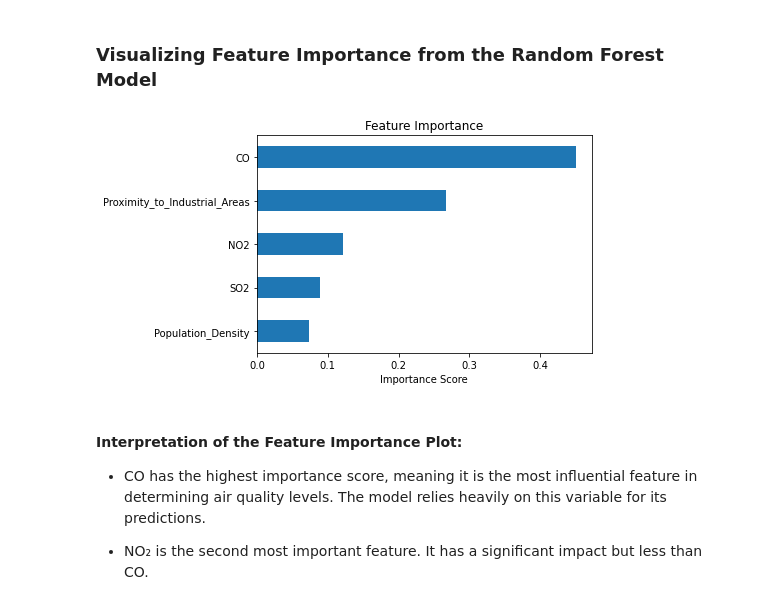
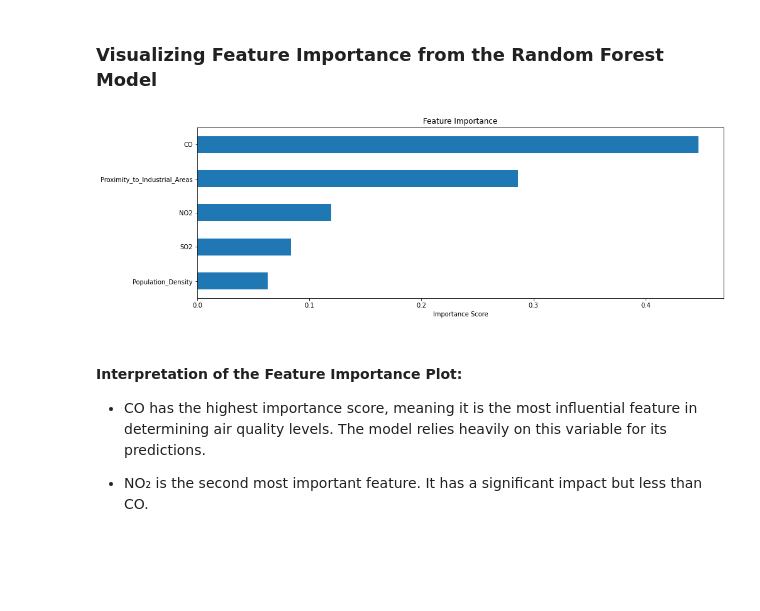
Before and after one commit to EngBrian/Air_Quality_Assessment_Project, a Jupyter notebook: index.ipynb, the cells around one changed output. Cells and saved outputs as stored; diff of their text form; code cells hidden in the pictures; blank space fills up the shorter version.

Commit message:
made some few tweaks on the modelling section

```diff
--- a/index.ipynb
+++ b/index.ipynb
@@ -569,34 +567,39 @@ for model, score in cv_scores.items():
 # %% [markdown]
 ### Plot ROC Curves to compare all the models
 # %%
+
 # Binarize the y_test for ROC curve (assuming 4 classes: 0 to 3)
-y_test_bin = label_binarize(y_test, classes=[0, 1, 2, 3])
+y_test_bin = label_binarize(y_test.values.ravel() if hasattr(y_test, 'values') else y_test.ravel(), classes=[0, 1, 2, 3])
 
-# Define models in a dictionary with names
+# Define models in a dictionary
 models = {
-    'logreg': LogisticRegression(),
-    'dt': DecisionTreeClassifier(),
-    'rf': RandomForestClassifier(),
-    'xgb': XGBClassifier()
+    'Logistic Regression': LogisticRegression(),
+    'Decision Tree': DecisionTreeClassifier(),
+    'Random Forest': RandomForestClassifier(),
+    'XGBoost': XGBClassifier()
 }
-X_test_scaled_ref = X_test_scaled_df[['CO', 'NO2', 'SO2', 'Population_Density','Proximity_to_Industrial_Areas']]
+
+# Select features
+X_test_scaled_ref = X_test_scaled_df[['CO', 'NO2', 'SO2', 'Population_Density', 'Proximity_to_Industrial_Areas']]
+X_train_ref = X_train_resampled_ref
+y_train_ref = y_train_resampled_df.values.ravel() if hasattr(y_train_resampled_df, 'values') else y_train_resampled_df.ravel()
+
 # Plotting ROC curves
 plt.figure(figsize=(15, 8))
 
 for name, model in models.items():
-    model.fit(X_train_resampled_ref, y_train_resampled_df)
+    model.fit(X_train_ref, y_train_ref)
     y_prob = model.predict_proba(X_test_scaled_ref)
 
-    # Flatten for multiclass
+    # Compute ROC curve
     fpr, tpr, _ = roc_curve(y_test_bin.ravel(), y_prob.ravel())
-
 
     plt.plot(fpr, tpr, label=f'{name}')
 
-plt.plot([0, 1], [0, 1])
+plt.plot([0, 1], [0, 1], linestyle='--', color='grey')
 plt.xlabel('False Positive Rate')
 plt.ylabel('True Positive Rate')
-plt.title('ROC Curve for All Models', fontweight = 'bold')
+plt.title('ROC Curve for All Models', fontweight='bold')
 plt.legend()
 plt.grid(True)
 plt.show()
@@ -608,9 +611,12 @@ plt.show()
 # Dictionary to store AUC scores
 auc_scores = {}
 
+# Flatten the target
+y_train_flat = y_train_resampled_df.values.ravel() if hasattr(y_train_resampled_df, 'values') else y_train_resampled_df.ravel()
+
 # Fit models and compute AUC
 for name, model in models.items():
-    model.fit(X_train_resampled_ref, y_train_resampled_df)
+    model.fit(X_train_resampled_ref, y_train_flat)
     y_prob = model.predict_proba(X_test_scaled_ref)
 
     # Compute ROC curve and AUC
@@ -779,13 +811,15 @@ Hazardous:
 # %% [markdown]
 ### Visualizing Feature Importance from the Random Forest Model
 # %%
-feature_importance = pd.Series(best_rf.feature_importances_, index=X_train_resampled.columns)
+plt.figure(figsize=(15,5))
+
+feature_importance = pd.Series(best_rf.feature_importances_, index=X_train_resampled_ref.columns)
 feature_importance.sort_values().plot(kind='barh')
 plt.title('Feature Importance')
 plt.xlabel('Importance Score')
 plt.show()
 # %% [output]
-[figure, old version]
+[figure, new version]
 # %% [markdown]
 #### Interpretation of the Feature Importance Plot:
 
```
Also changed, not shown: parts of 13 cells of this notebook.
